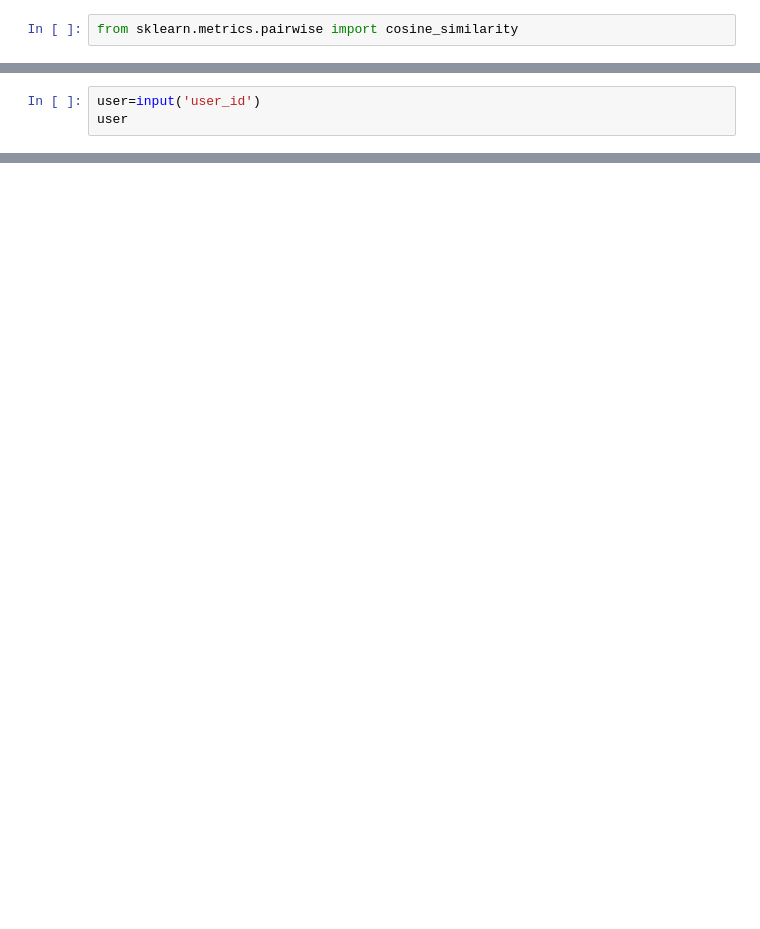
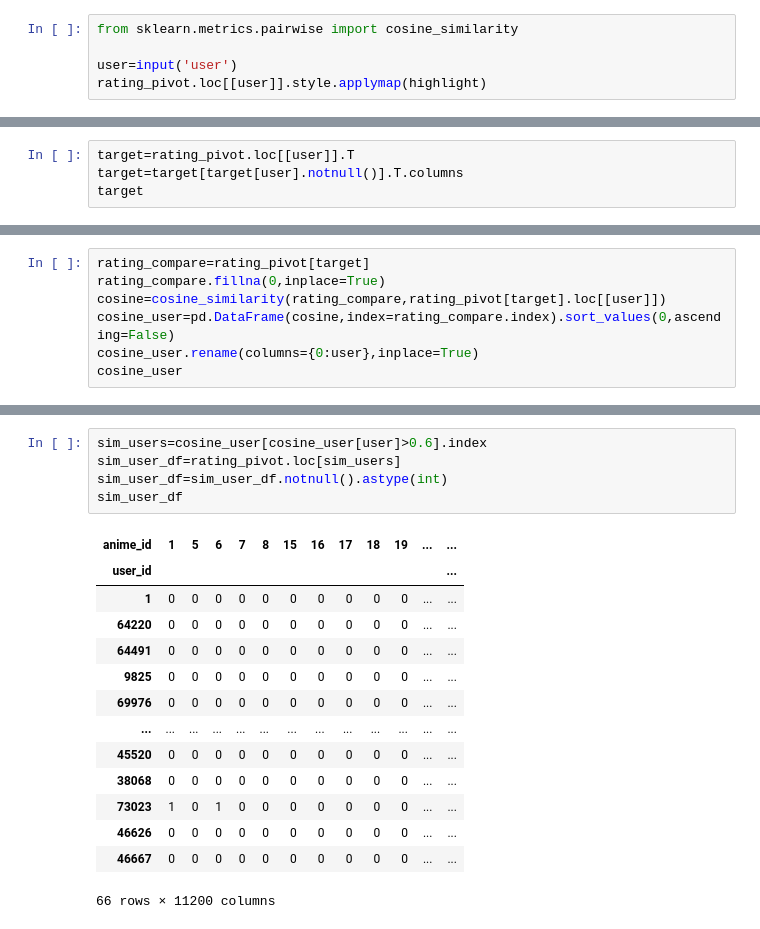
Before and after one commit to aomerkii/Casual_recommender, a Jupyter notebook: user_CF_recommender.ipynb, the cells around one changed output, grey strips where cells are left out. Saved outputs shown, nothing was run; the diff lists cells and outputs as text; blank space fills up the shorter version.

```diff
--- a/user_CF_recommender.ipynb
+++ b/user_CF_recommender.ipynb
@@ -24,2 +106,5 @@ rating_pivot
 # %%
 from sklearn.metrics.pairwise import cosine_similarity
+
+user=input('user')
+rating_pivot.loc[[user]].style.applymap(highlight)
@@ -26,3 +114,4 @@ from sklearn.metrics.pairwise import cosine_similarity
-# %%
-user=input('user_id')
-user
+# %%
+target=rating_pivot.loc[[user]].T
+target=target[target[user].notnull()].T.columns
+target
@@ -28,0 +125,7 @@ user
+# %%
+rating_compare=rating_pivot[target]
+rating_compare.fillna(0,inplace=True)
+cosine=cosine_similarity(rating_compare,rating_pivot[target].loc[[user]])
+cosine_user=pd.DataFrame(cosine,index=rating_compare.index).sort_values(0,ascending=False)
+cosine_user.rename(columns={0:user},inplace=True)
+cosine_user
@@ -28,0 +151,20 @@ user
+# %%
+sim_users=cosine_user[cosine_user[user]>0.6].index
+sim_user_df=rating_pivot.loc[sim_users]
+sim_user_df=sim_user_df.notnull().astype(int)
+sim_user_df
+# %% [output]
+| anime_id | 1 | 5 | 6 | 7 | 8 | 15 | 16 | 17 | 18 | 19 | ... | ... |
+| user_id |  |  |  |  |  |  |  |  |  |  |  | ... |
+| 1 | 0 | 0 | 0 | 0 | 0 | 0 | 0 | 0 | 0 | 0 | ... | ... |
+| 64220 | 0 | 0 | 0 | 0 | 0 | 0 | 0 | 0 | 0 | 0 | ... | ... |
+| 64491 | 0 | 0 | 0 | 0 | 0 | 0 | 0 | 0 | 0 | 0 | ... | ... |
+| 9825 | 0 | 0 | 0 | 0 | 0 | 0 | 0 | 0 | 0 | 0 | ... | ... |
+| 69976 | 0 | 0 | 0 | 0 | 0 | 0 | 0 | 0 | 0 | 0 | ... | ... |
+| ... | ... | ... | ... | ... | ... | ... | ... | ... | ... | ... | ... | ... |
+| 45520 | 0 | 0 | 0 | 0 | 0 | 0 | 0 | 0 | 0 | 0 | ... | ... |
+| 38068 | 0 | 0 | 0 | 0 | 0 | 0 | 0 | 0 | 0 | 0 | ... | ... |
+| 73023 | 1 | 0 | 1 | 0 | 0 | 0 | 0 | 0 | 0 | 0 | ... | ... |
+| 46626 | 0 | 0 | 0 | 0 | 0 | 0 | 0 | 0 | 0 | 0 | ... | ... |
+| 46667 | 0 | 0 | 0 | 0 | 0 | 0 | 0 | 0 | 0 | 0 | ... | ... |
+66 rows × 11200 columns
```
Also changed, not shown: parts of 16 cells of this notebook.
